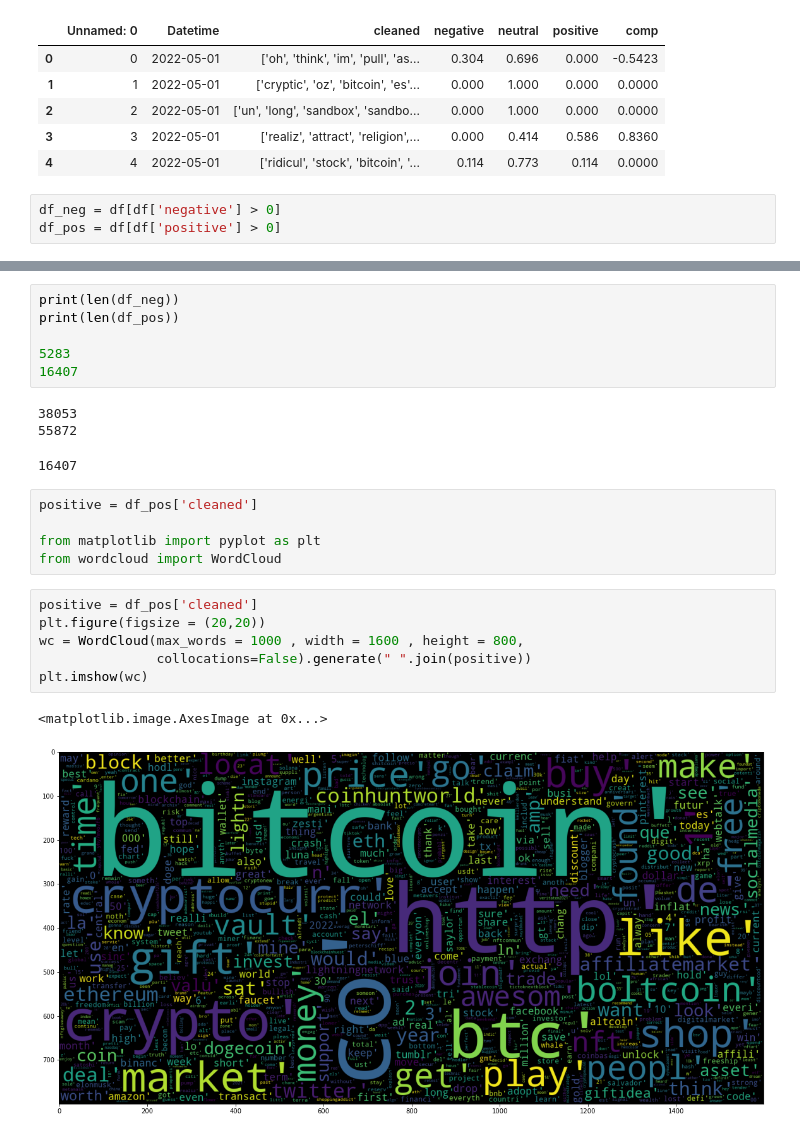
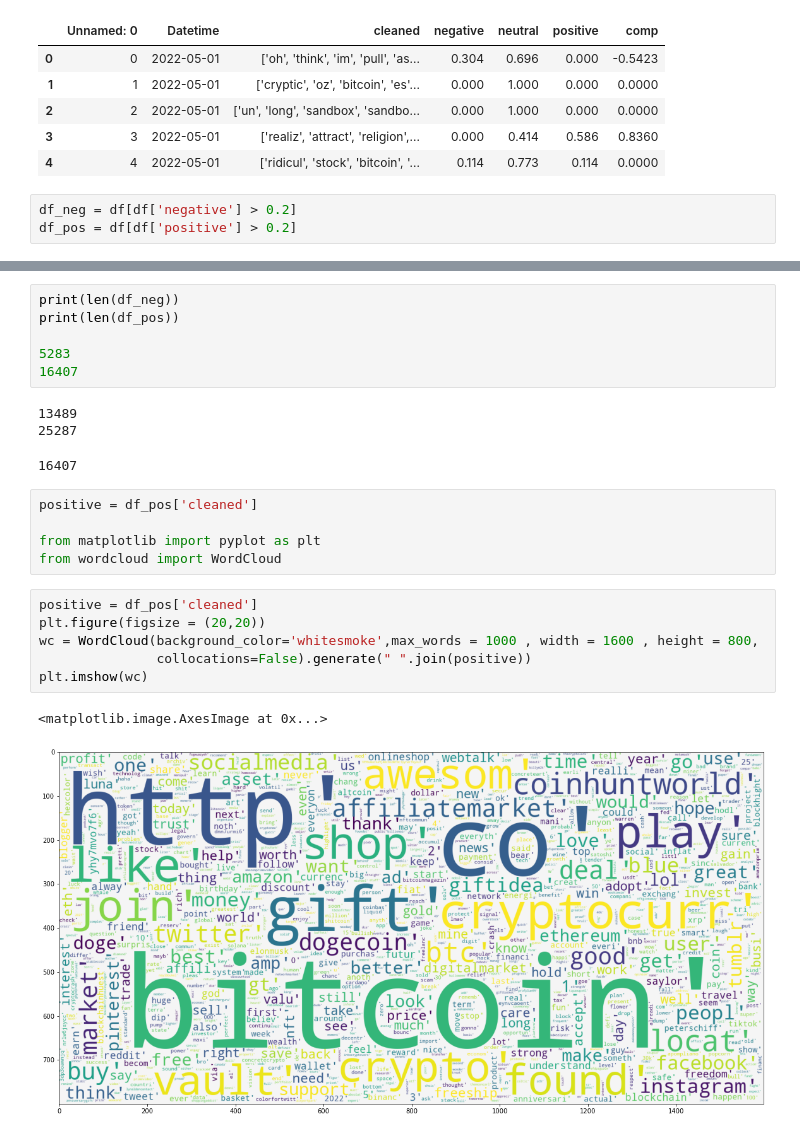
Before and after one commit to Ashlynbh/Crypto_Sentiment_Project, a Jupyter notebook: Jupyter/bitcoin_ML.ipynb, the cells around one changed output, grey strips where cells are left out. Drawn from its saved outputs; the diff is of its cells as text.

```diff
--- a/Jupyter/bitcoin_ML.ipynb
+++ b/Jupyter/bitcoin_ML.ipynb
@@ -13,8 +21,8 @@ df.head()
 | 3 | 3 | 2022-05-01 | ['realiz', 'attract', 'religion',... | 0.000 | 0.414 | 0.586 | 0.8360 |
 | 4 | 4 | 2022-05-01 | ['ridicul', 'stock', 'bitcoin', '... | 0.114 | 0.773 | 0.114 | 0.0000 |
 # %%
-df_neg = df[df['negative'] > 0]
-df_pos = df[df['positive'] > 0]
+df_neg = df[df['negative'] > 0.2]
+df_pos = df[df['positive'] > 0.2]
 # %%
 df_pos
 # %% [output]
@@ -38,8 +46,8 @@ print(len(df_pos))
 5283
 16407
 # %% [output]
-38053
-55872
+13489
+25287
 16407
 # %%
 positive = df_pos['cleaned']
@@ -49,12 +57,12 @@ from wordcloud import WordCloud
 # %%
 positive = df_pos['cleaned']
 plt.figure(figsize = (20,20))
-wc = WordCloud(max_words = 1000 , width = 1600 , height = 800,
+wc = WordCloud(background_color='whitesmoke',max_words = 1000 , width = 1600 , height = 800,
                collocations=False).generate(" ".join(positive))
 plt.imshow(wc)
 # %% [output]
 <matplotlib.image.AxesImage at 0x...>
-[figure, old version]
+[figure, new version]
 # %%
 negative = df_neg['cleaned']
 plt.figure(figsize = (20,20))
```
Also changed, not shown: parts of 12 cells of this notebook.
